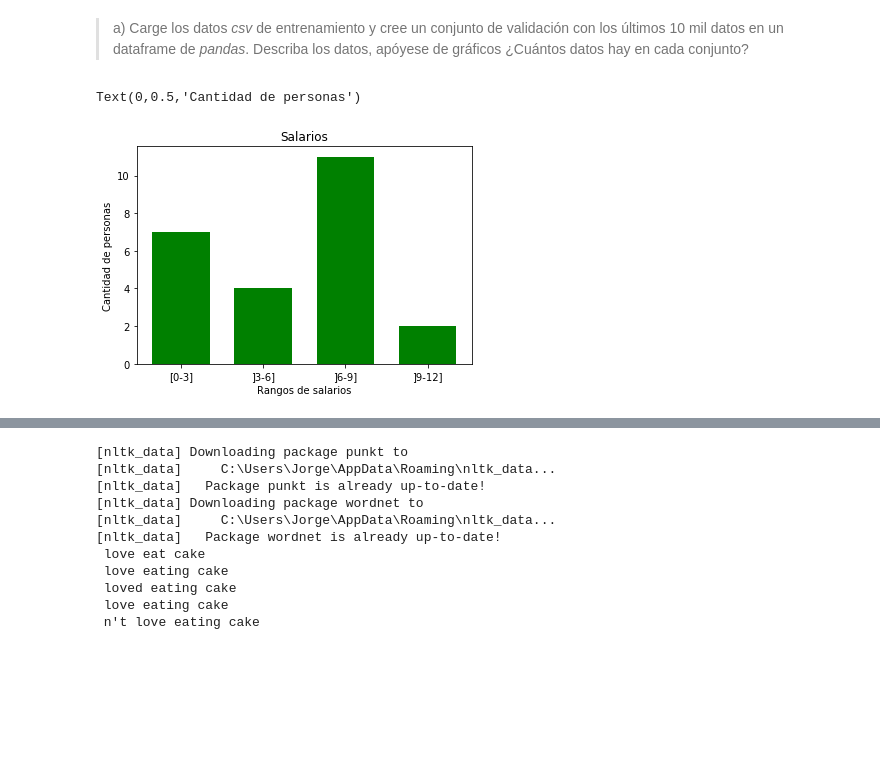
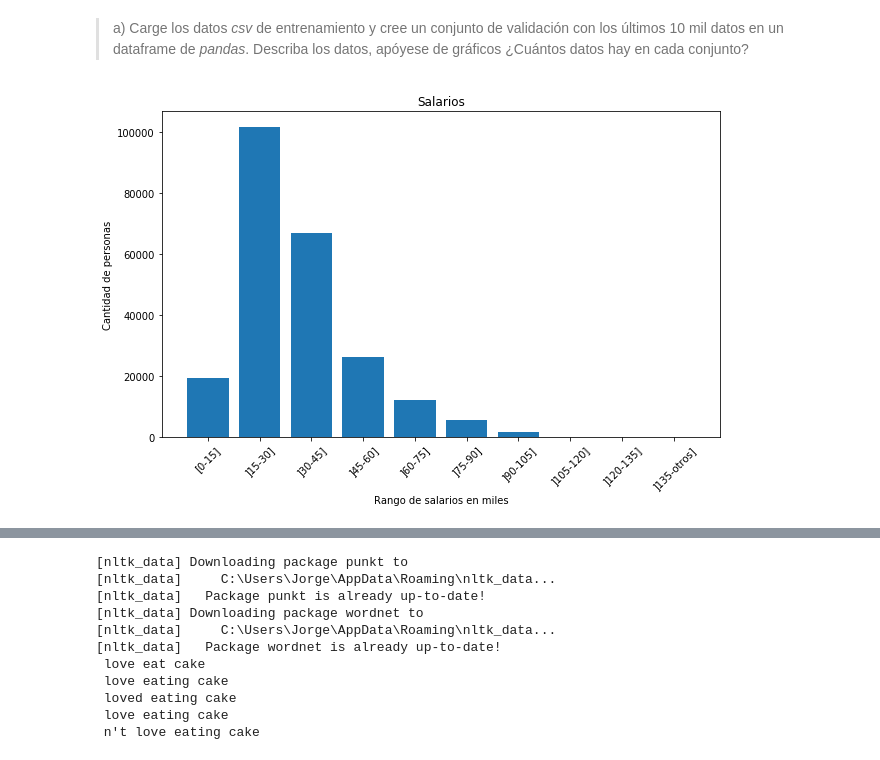
Before and after one commit to LeMythedeSisyphe/MachineLearning-Taller0, a Jupyter notebook: Taller0.ipynb, the cells around one changed output, grey strips where cells are left out. Cells and saved outputs as stored; diff of their text form; code cells hidden in the pictures; blank space fills up the shorter version.

Commit message:
Eliminacion algunas columnas, mejora de graficos
Elimine 5 columnas.
Termine 2 de los gráficos bien

```diff
--- a/Taller0.ipynb
+++ b/Taller0.ipynb
@@ -63,26 +78,25 @@ for x in df_val.SalaryNormalized:
         c9=c9+1
     else:
         c10=c10+1
-# %%
-import matplotlib.pyplot as plt
-import pandas as pd
-import numpy as np
-
-#prueba
-maximo=3
-c1=7
-c2=4
-c3=11
-c4=2
-l=[c1,c2,c3,c4]
-
-datos = [c1,c2,c3,c4]
-X = np.arange(len(datos))
-plt.bar(X/2, datos, color = "g", width = 0.35) #Widtth calibra grosor de las barras
-plt.xticks(X/2, ["[0-3]","]3-6]","]6-9]","]9-12]"]) #Nombre de cada barra
-plt.title("Salarios") #titulo
-plt.xlabel('Rangos de salarios') #Nombre eje x
-plt.ylabel('Cantidad de personas') #Nombre eje y
-# %% [output]
-Text(0,0.5,'Cantidad de personas')
-[figure, removed]
+# %%
+# Graficas
+
+#Gráfico de barras de salarios por persona
+import warnings
+import matplotlib.cbook
+warnings.filterwarnings("ignore",category=matplotlib.cbook.mplDeprecation)
+
+eje_x=["[0-15]","]15-30]","]30-45]","]45-60]","]60-75]","]75-90]","]90-105]","]105-120]","]120-135]","]135-otros]"]
+datos = [c1,c2,c3,c4,c5,c6,c7,c8,c9,c10]
+X = np.arange(len(datos))
+plt.figure(figsize=(10,6))
+plt.bar(X, datos, align='center') #Widtth calibra grosor de las barras
+ax =plt.axes()
+ax.set_xticks(X)
+ax.set_xticklabels(eje_x,rotation = 45)
+plt.title("Salarios") #titulo
+plt.xlabel('Rango de salarios en miles') #Nombre eje x
+plt.ylabel('Cantidad de personas') #Nombre eje y
+plt.show()
+# %% [output]
+[figure, added]
```
Also changed, not shown: parts of 9 cells of this notebook.
